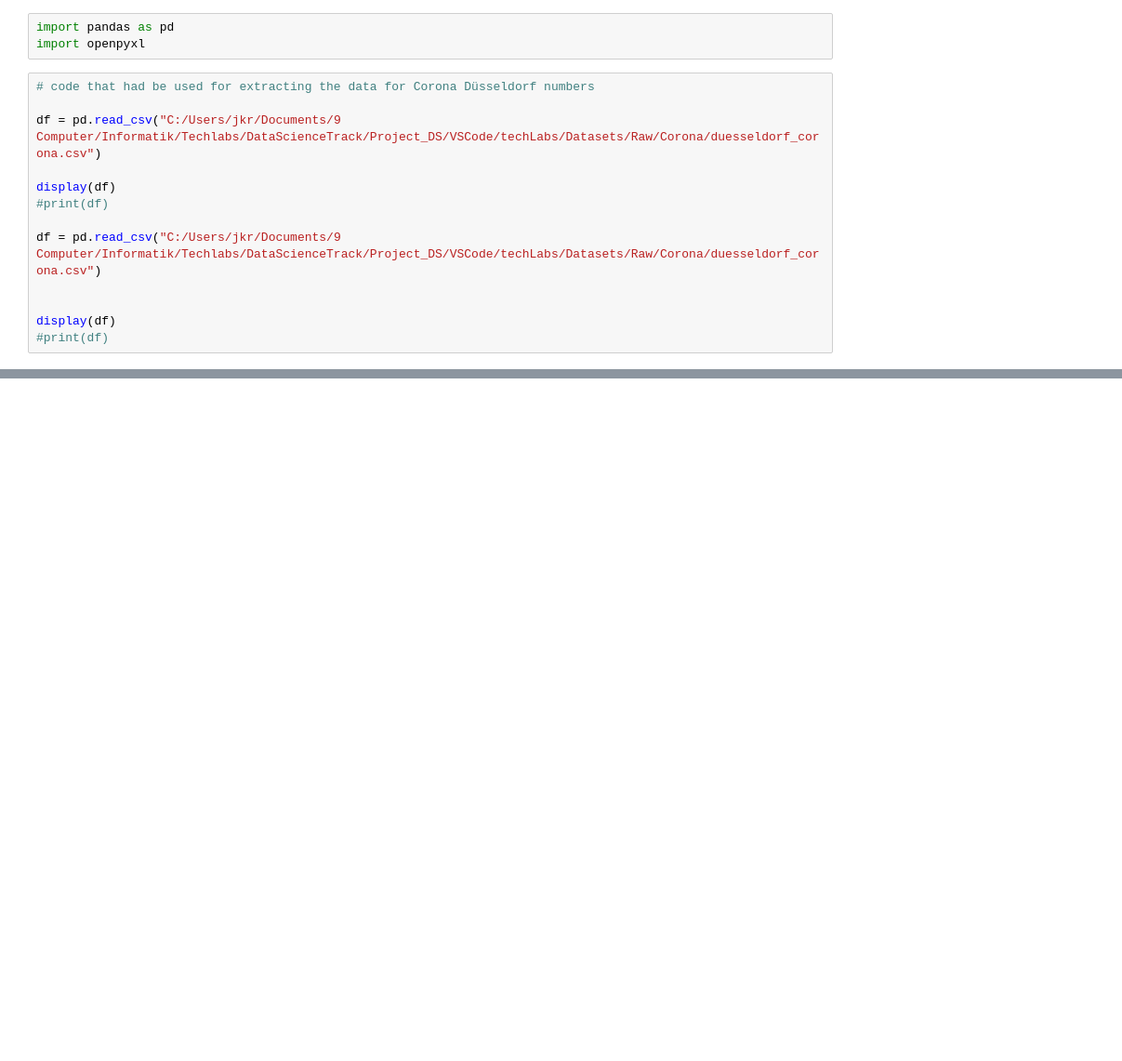
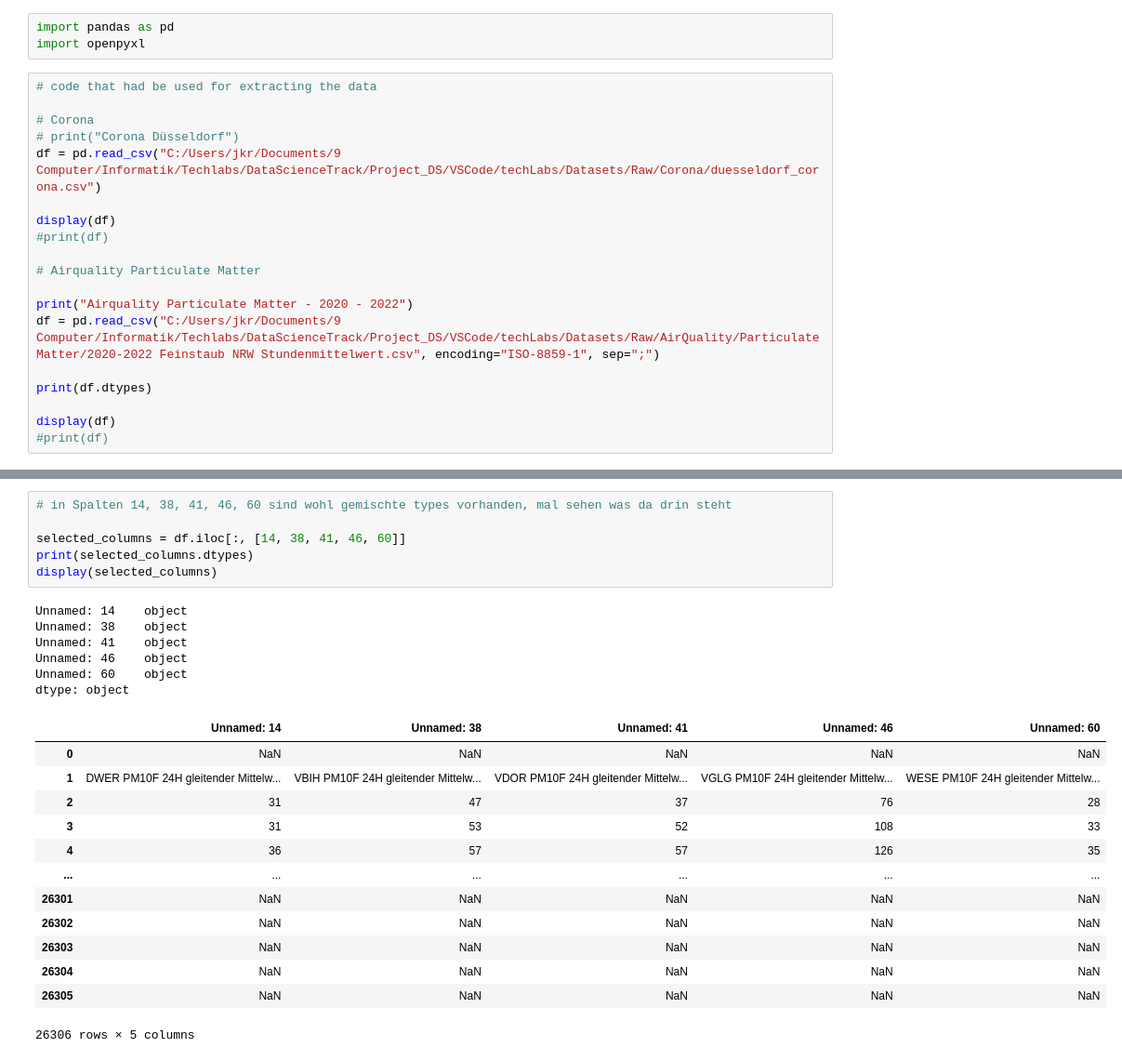
Before and after one commit to backi2021/techLabs, a Jupyter notebook: Code/julia_AnsichtDaten.ipynb, the cells around one changed output, grey strips where cells are left out. Shown: that part at 93% size. Saved outputs shown, nothing was run; the diff lists cells and outputs as text; blank space fills up the shorter version.

Commit message:
added raw files measurement locations, renamed "Particulates Matter" folder

```diff
--- a/Code/julia_AnsichtDaten.ipynb
+++ b/Code/julia_AnsichtDaten.ipynb
@@ -2,15 +2,21 @@
 import pandas as pd
 import openpyxl
 # %%
-# code that had be used for extracting the data for Corona Düsseldorf numbers
+# code that had be used for extracting the data
 
+# Corona
+# print("Corona Düsseldorf")
 df = pd.read_csv("C:/Users/jkr/Documents/9 Computer/Informatik/Techlabs/DataScienceTrack/Project_DS/VSCode/techLabs/Datasets/Raw/Corona/duesseldorf_corona.csv")
 
 display(df)
 #print(df)
 
-df = pd.read_csv("C:/Users/jkr/Documents/9 Computer/Informatik/Techlabs/DataScienceTrack/Project_DS/VSCode/techLabs/Datasets/Raw/Corona/duesseldorf_corona.csv")
+# Airquality Particulate Matter
 
+print("Airquality Particulate Matter - 2020 - 2022")
+df = pd.read_csv("C:/Users/jkr/Documents/9 Computer/Informatik/Techlabs/DataScienceTrack/Project_DS/VSCode/techLabs/Datasets/Raw/AirQuality/Particulate Matter/2020-2022 Feinstaub NRW Stundenmittelwert.csv", encoding="ISO-8859-1", sep=";")
+
+print(df.dtypes)
 
 display(df)
 #print(df)
@@ -30,0 +63,26 @@ display(df)
+# %%
+# in Spalten 14, 38, 41, 46, 60 sind wohl gemischte types vorhanden, mal sehen was da drin steht
+
+selected_columns = df.iloc[:, [14, 38, 41, 46, 60]]
+print(selected_columns.dtypes)
+display(selected_columns)
+# %% [output]
+Unnamed: 14    object
+Unnamed: 38    object
+Unnamed: 41    object
+Unnamed: 46    object
+Unnamed: 60    object
+dtype: object
+|  | Unnamed: 14 | Unnamed: 38 | Unnamed: 41 | Unnamed: 46 | Unnamed: 60 |
+| 0 | NaN | NaN | NaN | NaN | NaN |
+| 1 | DWER PM10F 24H gleitender Mittelw... | VBIH PM10F 24H gleitender Mittelw... | VDOR PM10F 24H gleitender Mittelw... | VGLG PM10F 24H gleitender Mittelw... | WESE PM10F 24H gleitender Mittelw... |
+| 2 | 31 | 47 | 37 | 76 | 28 |
+| 3 | 31 | 53 | 52 | 108 | 33 |
+| 4 | 36 | 57 | 57 | 126 | 35 |
+| ... | ... | ... | ... | ... | ... |
+| 26301 | NaN | NaN | NaN | NaN | NaN |
+| 26302 | NaN | NaN | NaN | NaN | NaN |
+| 26303 | NaN | NaN | NaN | NaN | NaN |
+| 26304 | NaN | NaN | NaN | NaN | NaN |
+| 26305 | NaN | NaN | NaN | NaN | NaN |
+26306 rows × 5 columns
```
Also changed, not shown: parts of 1 cell of this notebook, 17 other files.
